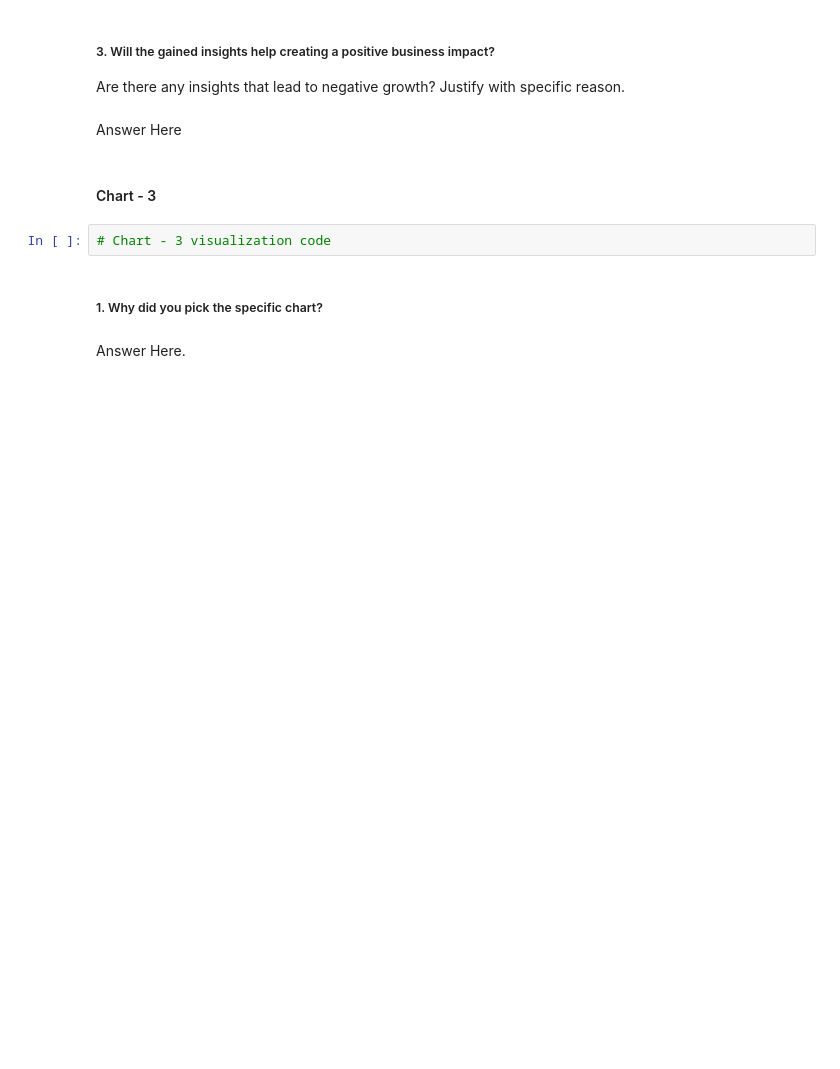
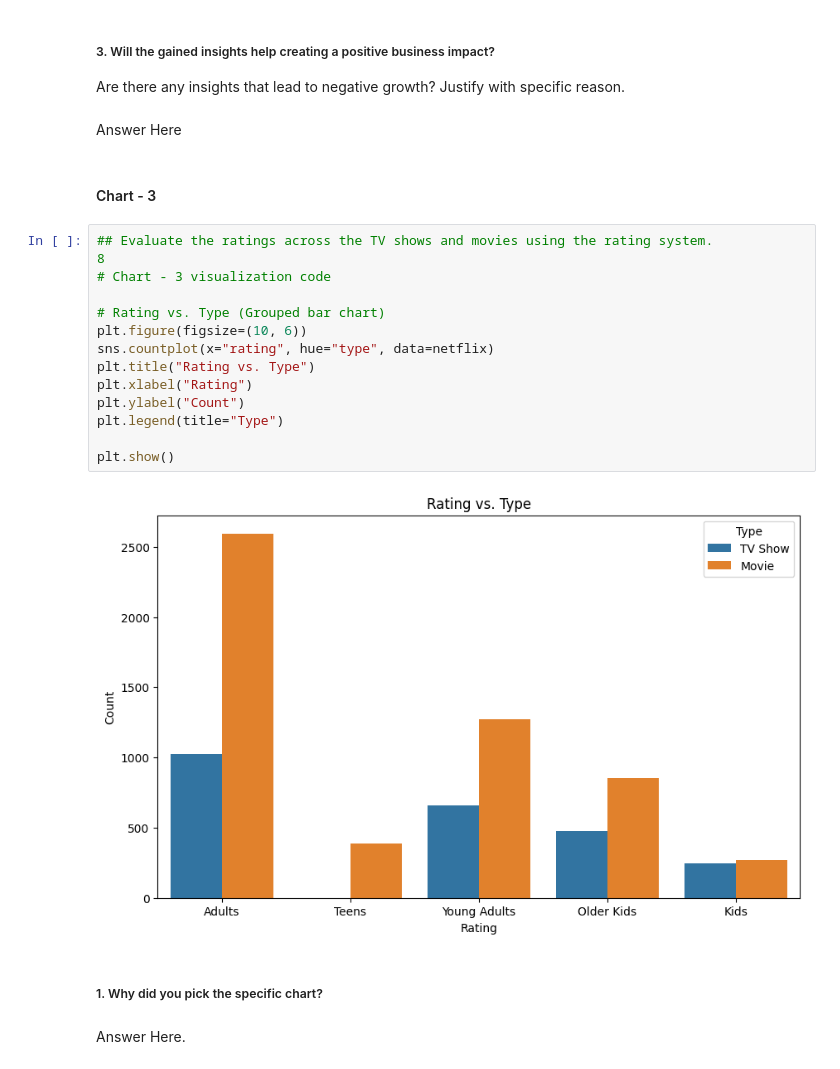
Before and after one commit to OmprakashDebata/Netflix_Content_Clustering, a Jupyter notebook: Project_Netflix.ipynb, the cells around one changed output. Drawn from its saved outputs; the diff is of its cells as text; blank space fills up the shorter version.

```diff
--- a/Project_Netflix.ipynb
+++ b/Project_Netflix.ipynb
@@ -564,8 +594,21 @@ Are there any insights that lead to negative growth? Justify with specific reaso
 Answer Here
 # %% [markdown]
 #### Chart - 3
-# %%
-# Chart - 3 visualization code
+# %%
+## Evaluate the ratings across the TV shows and movies using the rating system.             8
+# Chart - 3 visualization code
+
+# Rating vs. Type (Grouped bar chart)
+plt.figure(figsize=(10, 6))
+sns.countplot(x="rating", hue="type", data=netflix)
+plt.title("Rating vs. Type")
+plt.xlabel("Rating")
+plt.ylabel("Count")
+plt.legend(title="Type")
+
+plt.show()
+# %% [output]
+[figure, added]
 # %% [markdown]
 ##### 1. Why did you pick the specific chart?
 # %% [markdown]
```
Also changed, not shown: parts of 66 cells of this notebook.
